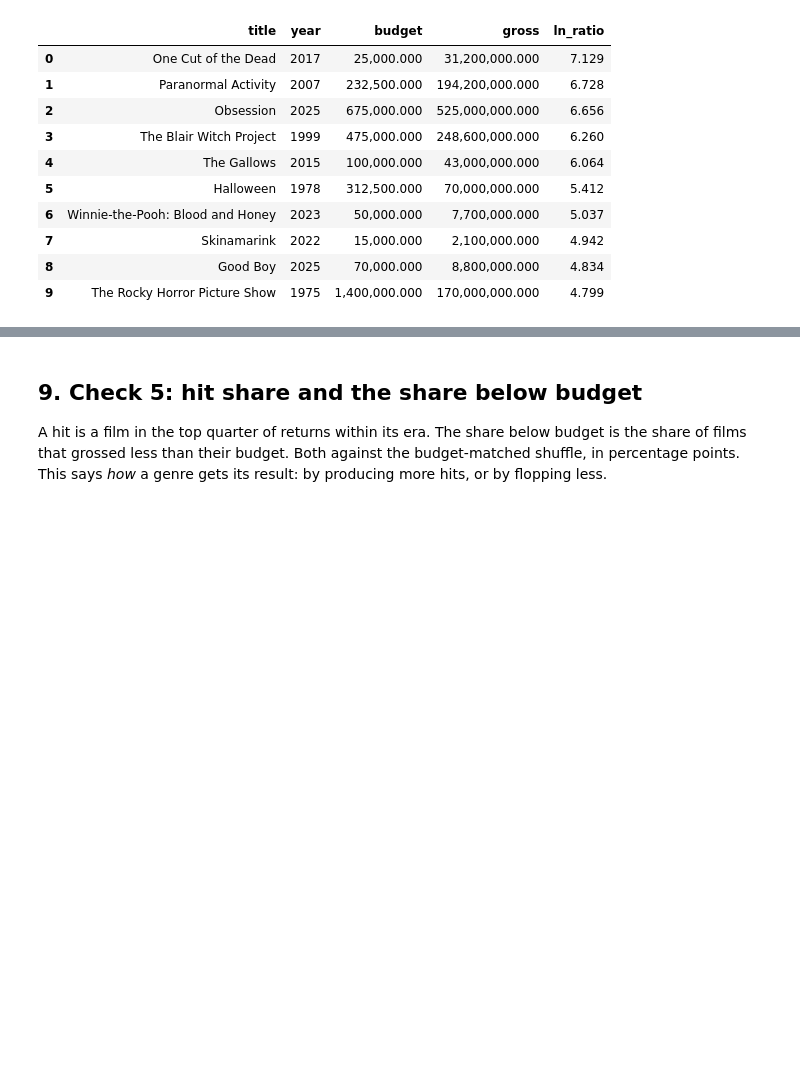
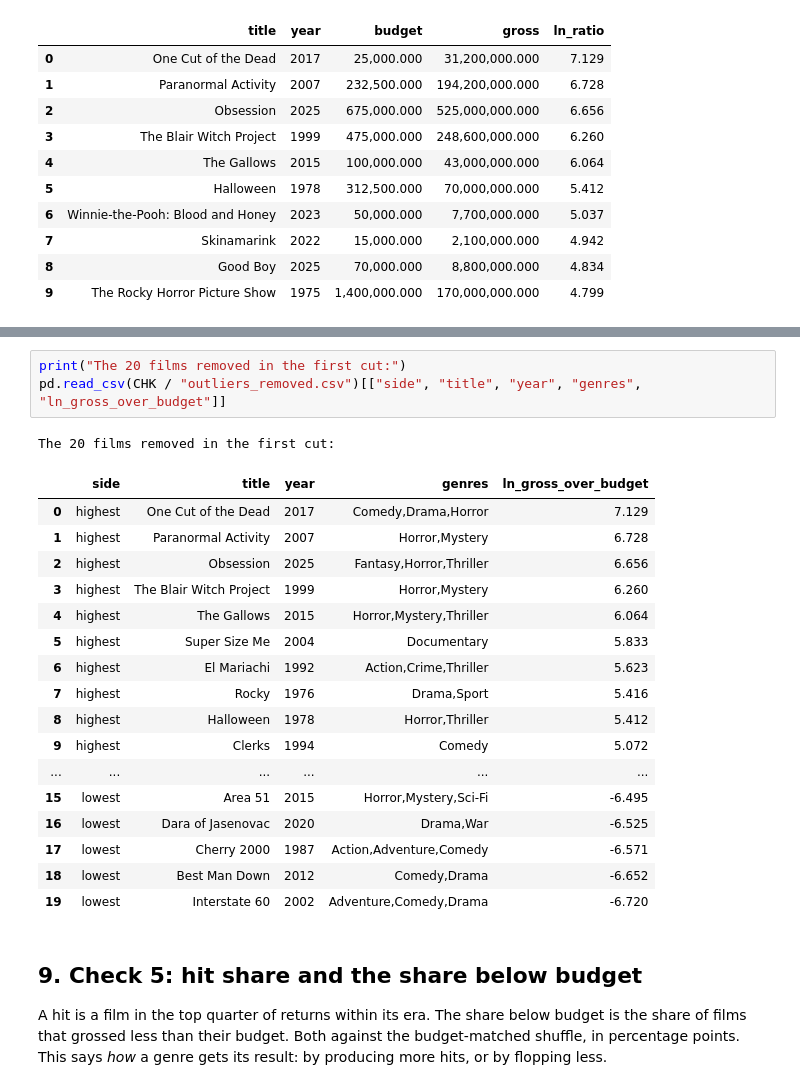
Before and after one commit to angelabuxo/IMDb-movie-success, a Jupyter notebook: notebooks/q1_genre.ipynb, the cells around one changed output, grey strips where cells are left out. Saved outputs shown, nothing was run; the diff lists cells and outputs as text; blank space fills up the shorter version.

```diff
--- a/notebooks/q1_genre.ipynb
+++ b/notebooks/q1_genre.ipynb
@@ -411,3 +444,25 @@ The films dropped from Horror:
+# %%
+print("The 20 films removed in the first cut:")
+pd.read_csv(CHK / "outliers_removed.csv")[["side", "title", "year", "genres", "ln_gross_over_budget"]]
+# %% [output]
+The 20 films removed in the first cut:
+|  | side | title | year | genres | ln_gross_over_budget |
+| 0 | highest | One Cut of the Dead | 2017 | Comedy,Drama,Horror | 7.129 |
+| 1 | highest | Paranormal Activity | 2007 | Horror,Mystery | 6.728 |
+| 2 | highest | Obsession | 2025 | Fantasy,Horror,Thriller | 6.656 |
+| 3 | highest | The Blair Witch Project | 1999 | Horror,Mystery | 6.260 |
+| 4 | highest | The Gallows | 2015 | Horror,Mystery,Thriller | 6.064 |
+| 5 | highest | Super Size Me | 2004 | Documentary | 5.833 |
+| 6 | highest | El Mariachi | 1992 | Action,Crime,Thriller | 5.623 |
+| 7 | highest | Rocky | 1976 | Drama,Sport | 5.416 |
+| 8 | highest | Halloween | 1978 | Horror,Thriller | 5.412 |
+| 9 | highest | Clerks | 1994 | Comedy | 5.072 |
+| ... | ... | ... | ... | ... | ... |
+| 15 | lowest | Area 51 | 2015 | Horror,Mystery,Sci-Fi | -6.495 |
+| 16 | lowest | Dara of Jasenovac | 2020 | Drama,War | -6.525 |
+| 17 | lowest | Cherry 2000 | 1987 | Action,Adventure,Comedy | -6.571 |
+| 18 | lowest | Best Man Down | 2012 | Comedy,Drama | -6.652 |
+| 19 | lowest | Interstate 60 | 2002 | Adventure,Comedy,Drama | -6.720 |
 # %% [markdown]
 ## 9. Check 5: hit share and the share below budget
 
```
Also changed, not shown: parts of 2 cells of this notebook, 7 other files.
